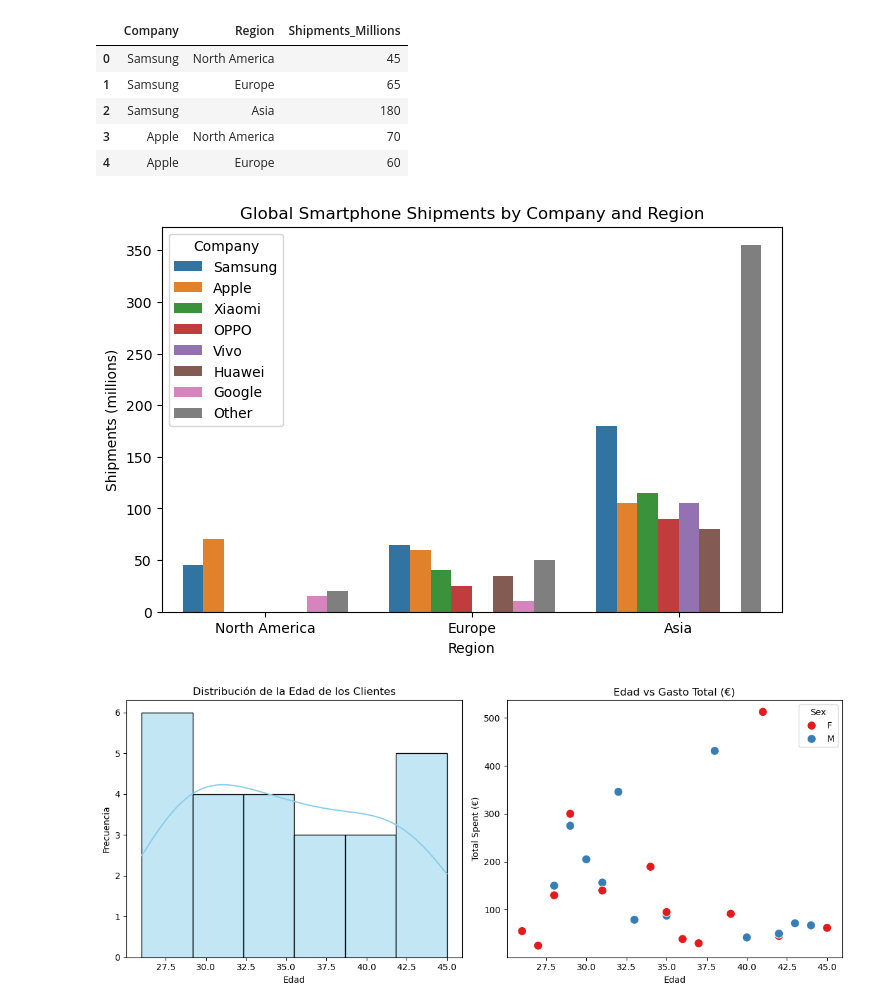
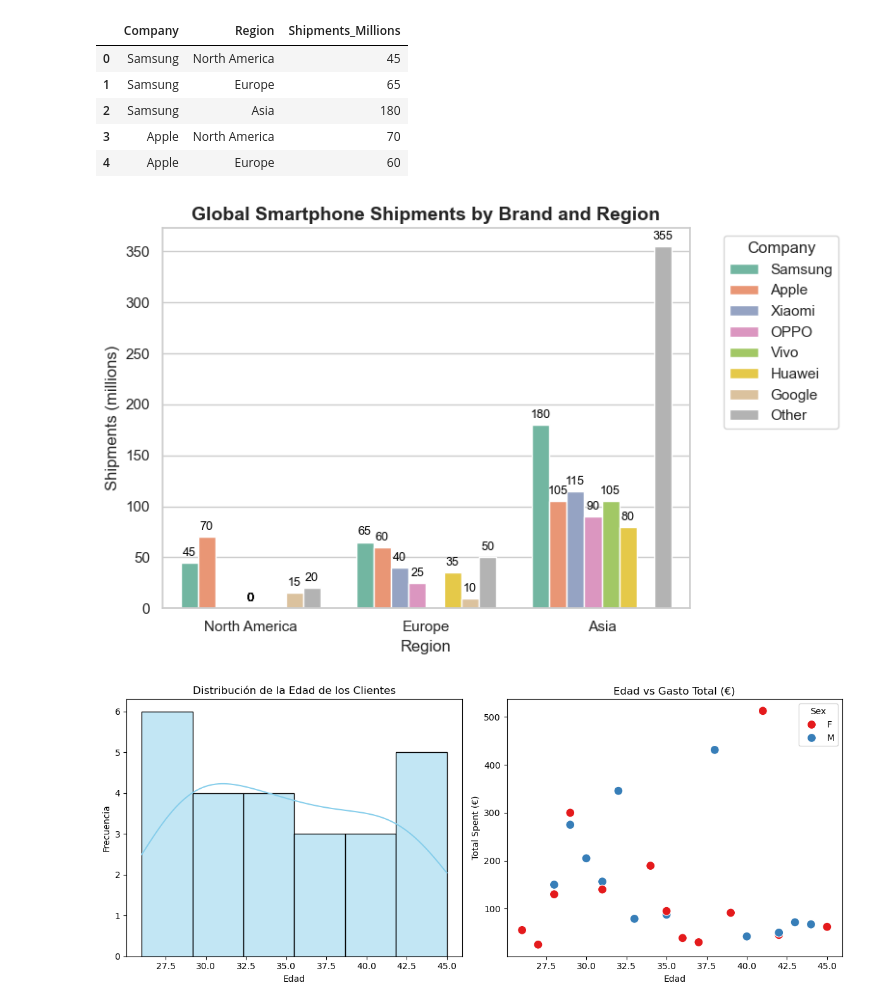
Before and after one commit to Martin0506/Taller3_BigData, a Jupyter notebook: Taller3.ipynb, the cells around one changed output. Drawn from its saved outputs; the diff is of its cells as text; code cells hidden in the pictures.

```diff
--- a/Taller3.ipynb
+++ b/Taller3.ipynb
@@ -20,14 +20,29 @@ df.head()
 # %%
 #Punto 1:Comparar ventas totales y proporciones entre marcas o regiones. Diagramna de barras agrupadas
 
+# Configuración estética global
+sns.set_theme(style="whitegrid")  # whitegrid = limpio y profesional
+palette = sns.color_palette("Set2")  # paleta moderna
 
+# ==== 1. Gráfico de barras agrupadas ====
 plt.figure(figsize=(8,5))
-sns.barplot(data=df, x="Region", y="Shipments_Millions", hue="Company")
-plt.title("Global Smartphone Shipments by Company and Region")
-plt.ylabel("Shipments (millions)")
+ax = sns.barplot(data=df, x="Region", y="Shipments_Millions", hue="Company", palette=palette)
+
+# Etiquetas sobre cada barra
+for p in ax.patches:
+    ax.annotate(f'{p.get_height():.0f}',
+                (p.get_x() + p.get_width() / 2., p.get_height()),
+                ha='center', va='bottom', fontsize=9, color='black', xytext=(0, 3),
+                textcoords='offset points')
+
+plt.title("Global Smartphone Shipments by Brand and Region", fontsize=14, weight="bold")
+plt.ylabel("Shipments (millions)", fontsize=12)
+plt.xlabel("Region", fontsize=12)
+plt.legend(title="Company", bbox_to_anchor=(1.05, 1), loc='upper left')
+plt.tight_layout()
 plt.show()
 # %% [output]
-[figure, old version]
+[figure, new version]
 # %%
 #Punto 2 Customer spending data
 
```
